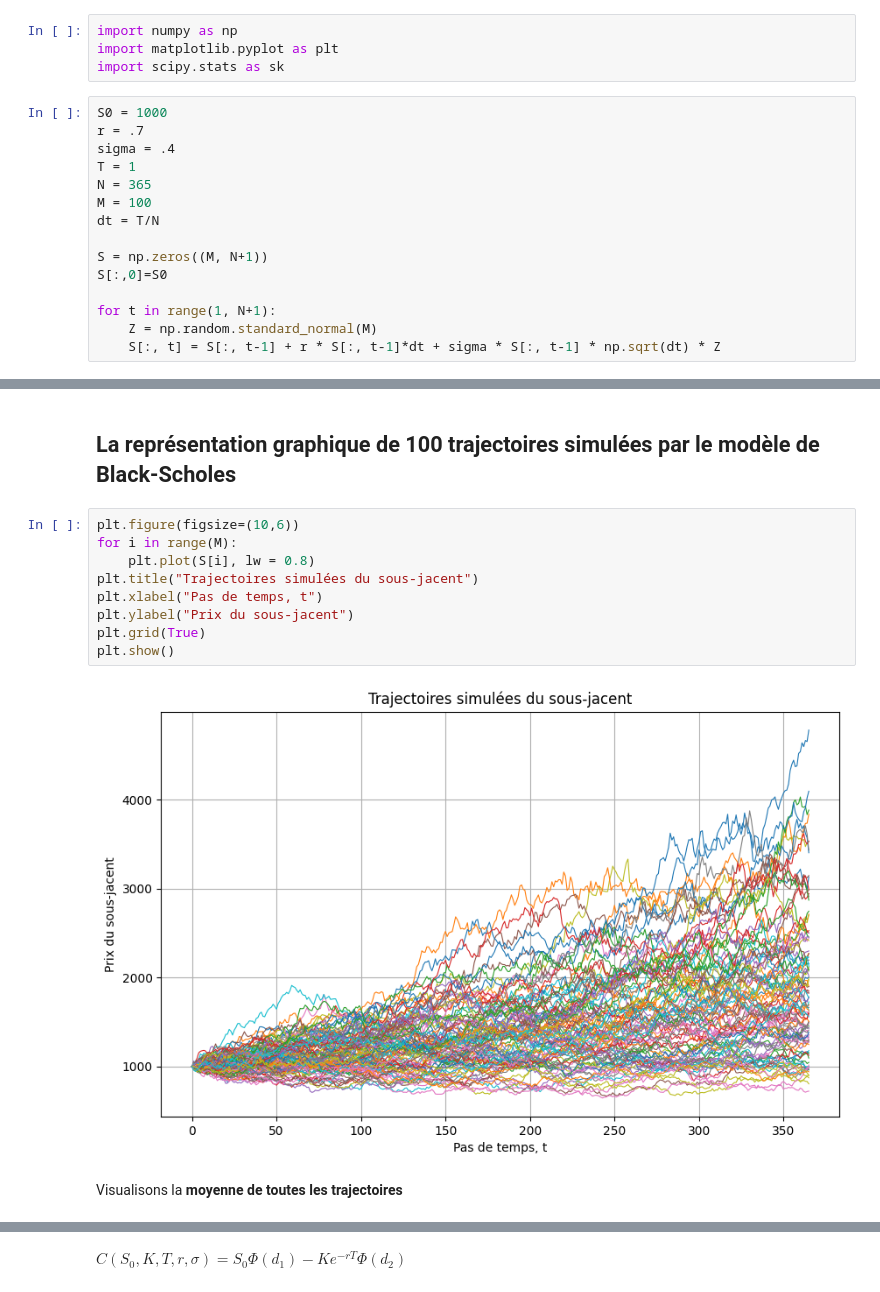
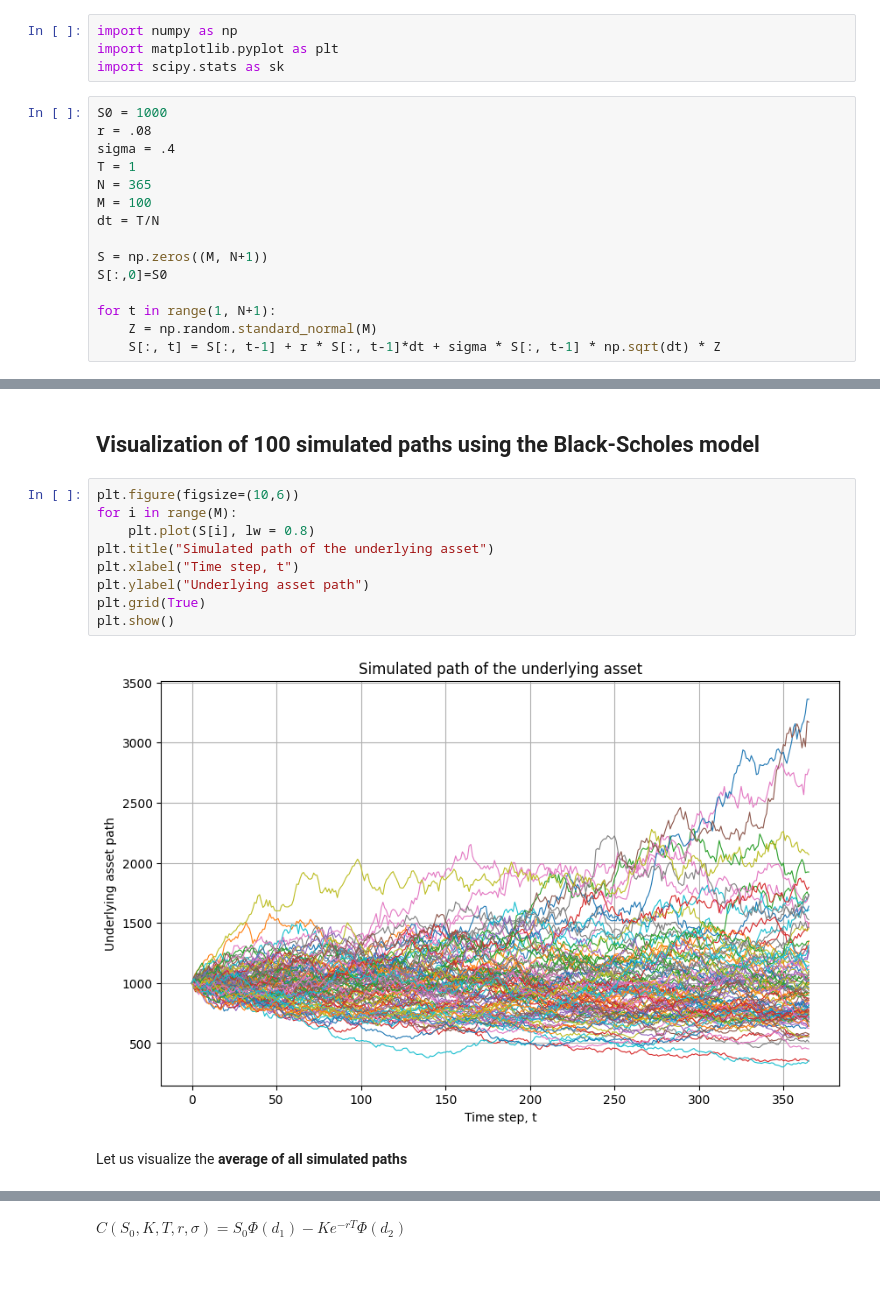
Before and after one commit to zmeikingleb/Financial_Models, a Jupyter notebook: Black Scholes.ipynb, the cells around one changed output, grey strips where cells are left out. Saved outputs shown, nothing was run; the diff lists cells and outputs as text.

Commit message:
Enhanced version of Black Scholes Modelisation

```diff
--- a/Black Scholes.ipynb
+++ b/Black Scholes.ipynb
@@ -18,7 +18,7 @@ import matplotlib.pyplot as plt
 import scipy.stats as sk
 # %%
 S0 = 1000
-r = .7
+r = .08
 sigma = .4
 T = 1
 N = 365
@@ -48,18 +48,18 @@ La différence call-put est : 455.3217112130669
 # %% [markdown]
-## La représentation graphique de 100 trajectoires simulées par le modèle de Black-Scholes
+## Visualization of 100 simulated paths using the Black-Scholes model
 # %%
 plt.figure(figsize=(10,6))
 for i in range(M):
     plt.plot(S[i], lw = 0.8)
-plt.title("Trajectoires simulées du sous-jacent")
-plt.xlabel("Pas de temps, t")
-plt.ylabel("Prix du sous-jacent")
+plt.title("Simulated path of the underlying asset")
+plt.xlabel("Time step, t")
+plt.ylabel("Underlying asset path")
 plt.grid(True)
 plt.show()
 # %% [output]
-[figure, old version]
+[figure, new version]
 # %% [markdown]
-Visualisons la **moyenne de toutes les trajectoires**
+Let us visualize the **average of all simulated paths**
 # %%
 plt.figure(figsize=(10,6))
 plt.plot(np.mean(S, axis=0), lw = 0.8)
```
Also changed, not shown: parts of 40 cells of this notebook.
